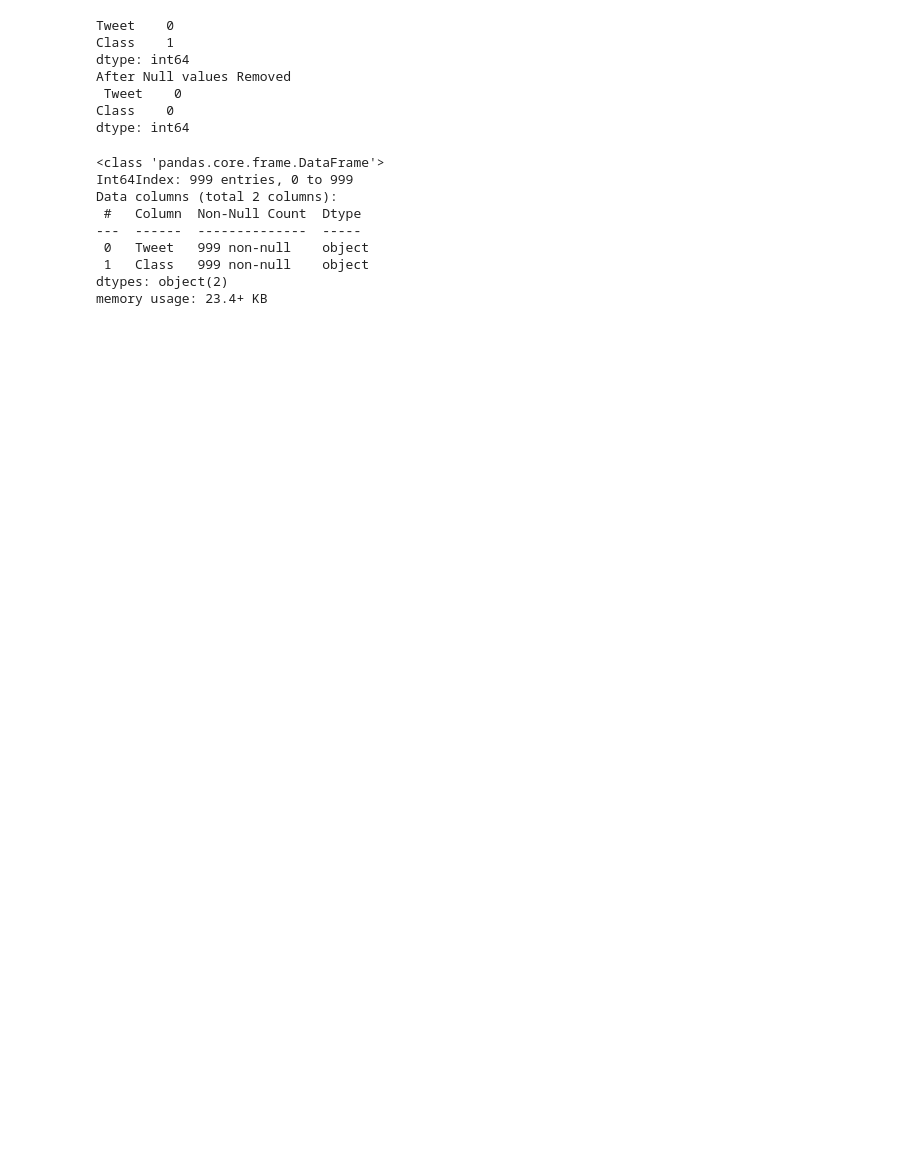
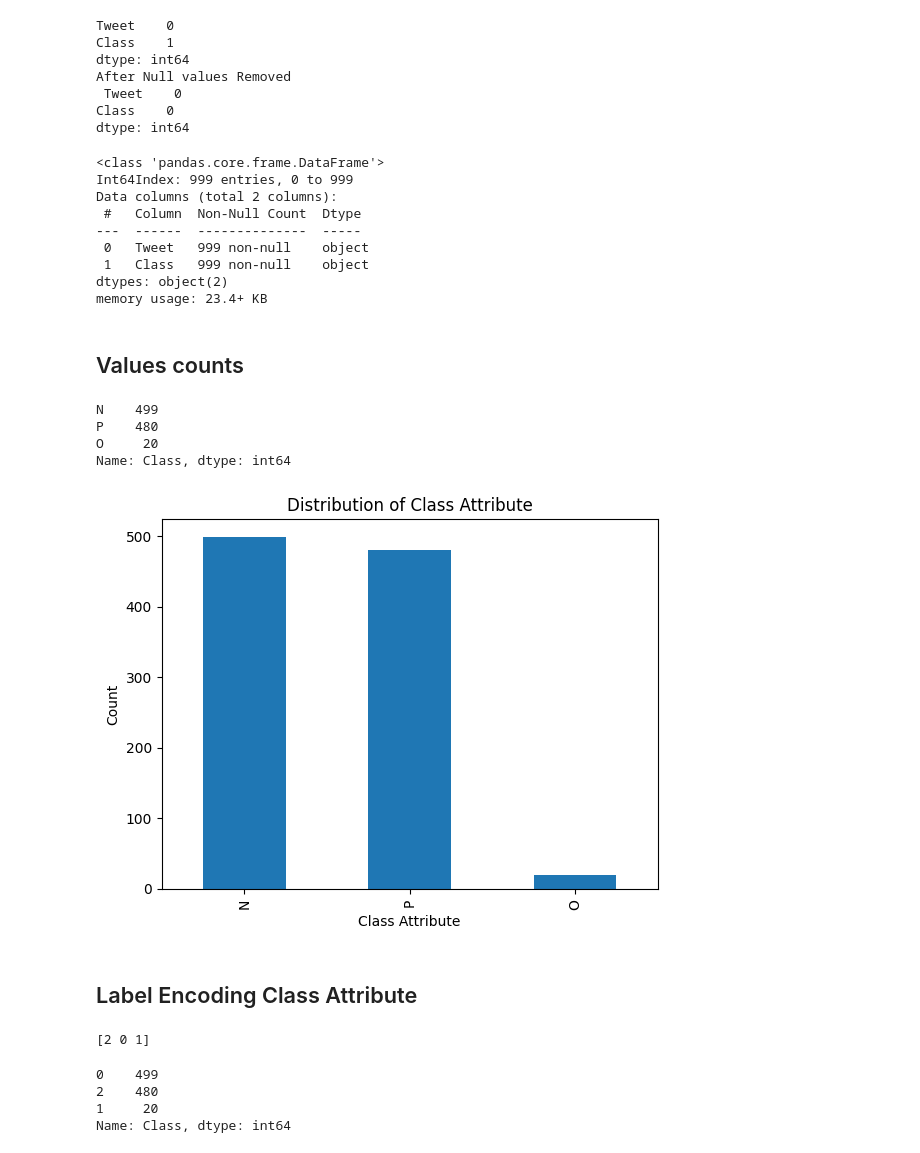
Before and after one commit to Muhammad-Hamza-Khan-03/Academics, a Jupyter notebook: NLP Assignments/Assignment_3/21l-5654-A3-Q1.ipynb, the cells around one changed output. Saved outputs shown, nothing was run; the diff lists cells and outputs as text; code cells hidden in the pictures; blank space fills up the shorter version.

```diff
--- a/NLP Assignments/Assignment_3/21l-5654-A3-Q1.ipynb
+++ b/NLP Assignments/Assignment_3/21l-5654-A3-Q1.ipynb
@@ -48,3 +58,41 @@ Data columns (total 2 columns):
  1   Class   999 non-null    object
 dtypes: object(2)
 memory usage: 23.4+ KB
+# %% [markdown]
+## Values counts
+# %%
+urdu_dataset.Class.value_counts()
+# %% [output]
+N    499
+P    480
+O     20
+Name: Class, dtype: int64
+# %%
+urdu_dataset['Class'].value_counts().plot(kind='bar')
+
+plt.xlabel('Class Attribute')
+plt.ylabel('Count')
+plt.title('Distribution of Class Attribute')
+
+plt.show()
+# %% [output]
+[figure, added]
+# %% [markdown]
+## Label Encoding Class Attribute
+# %%
+label_encoder = LabelEncoder()
+urdu_dataset['Class'] = label_encoder.fit_transform(urdu_dataset['Class'])
+
+print(urdu_dataset['Class'].unique())
+#0 -> Negative
+#2 -> Positive
+#1 -> Neutral
+# %% [output]
+[2 0 1]
+# %%
+urdu_dataset.Class.value_counts()
+# %% [output]
+0    499
+2    480
+1     20
+Name: Class, dtype: int64
```
Also changed, not shown: parts of 20 cells of this notebook, 1 other file.
